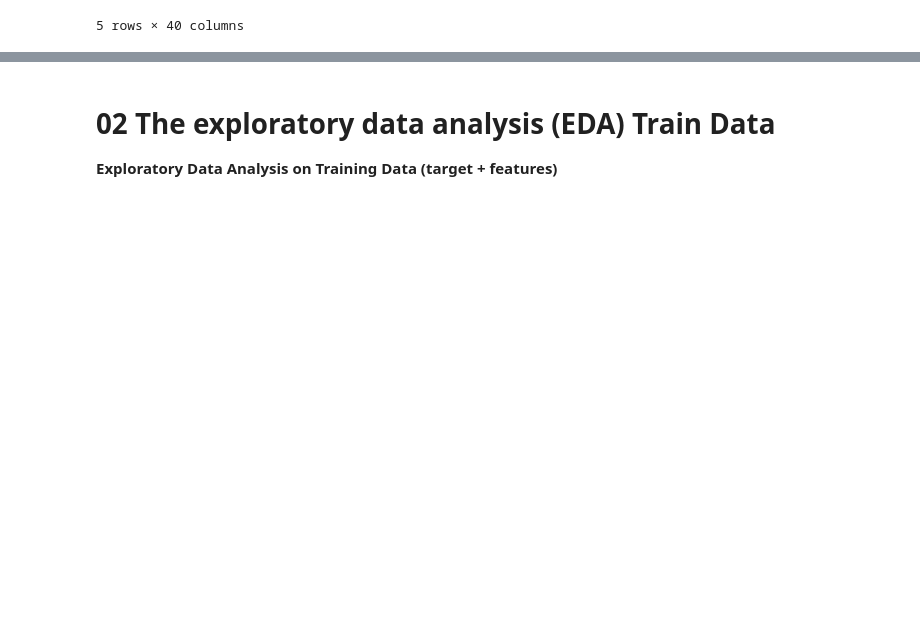
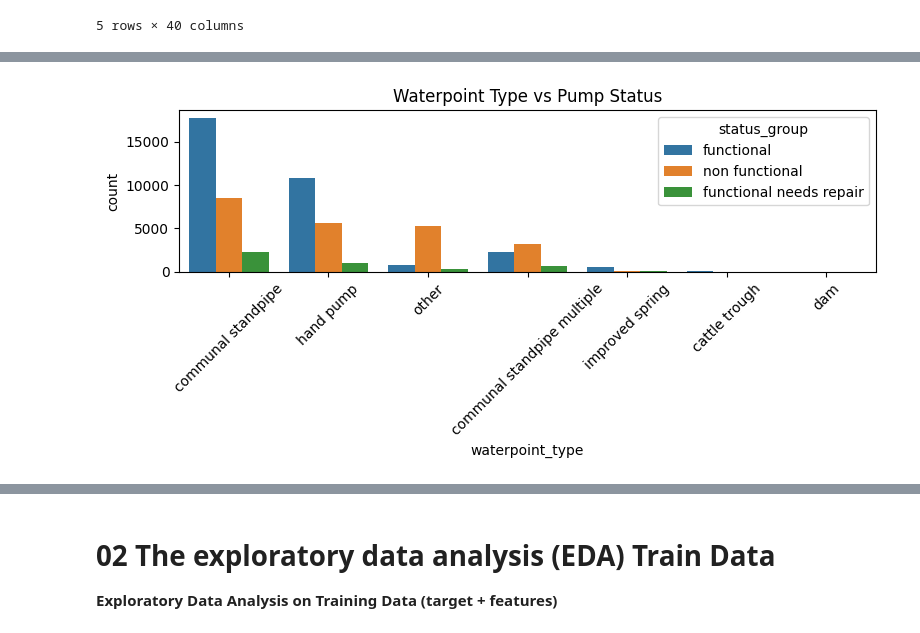
Before and after one commit to albert-raphael/water-pump, a Jupyter notebook: Notebooks/water-pump.ipynb, the cells around one changed output, grey strips where cells are left out. Saved outputs shown, nothing was run; the diff lists cells and outputs as text; code cells hidden in the pictures; blank space fills up the shorter version.

```diff
--- a/Notebooks/water-pump.ipynb
+++ b/Notebooks/water-pump.ipynb
@@ -453 +471,13 @@ if len(num_cols) > 1:
+# %%
+# 3. Categorical Feature: waterpoint_type
+
+plt.figure(figsize=(8,4))
+sns.countplot(data=df, x="waterpoint_type", hue="status_group",
+              order=df["waterpoint_type"].value_counts().index)
+plt.title("Waterpoint Type vs Pump Status")
+plt.xticks(rotation=45)
+plt.tight_layout()
+plt.show()
+# %% [output]
+[figure, added]
 # %%
```
Also changed, not shown: parts of 17 cells of this notebook.
